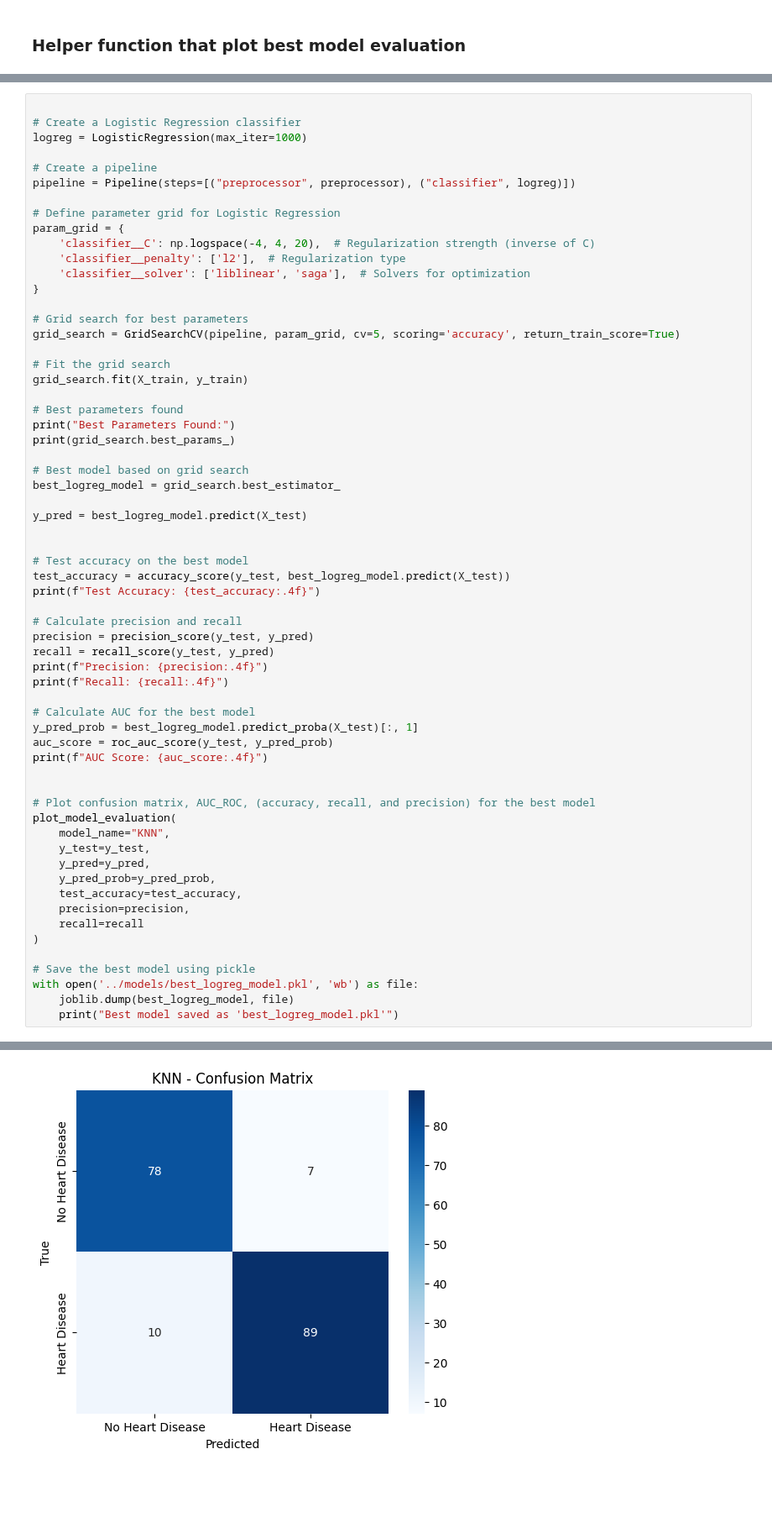
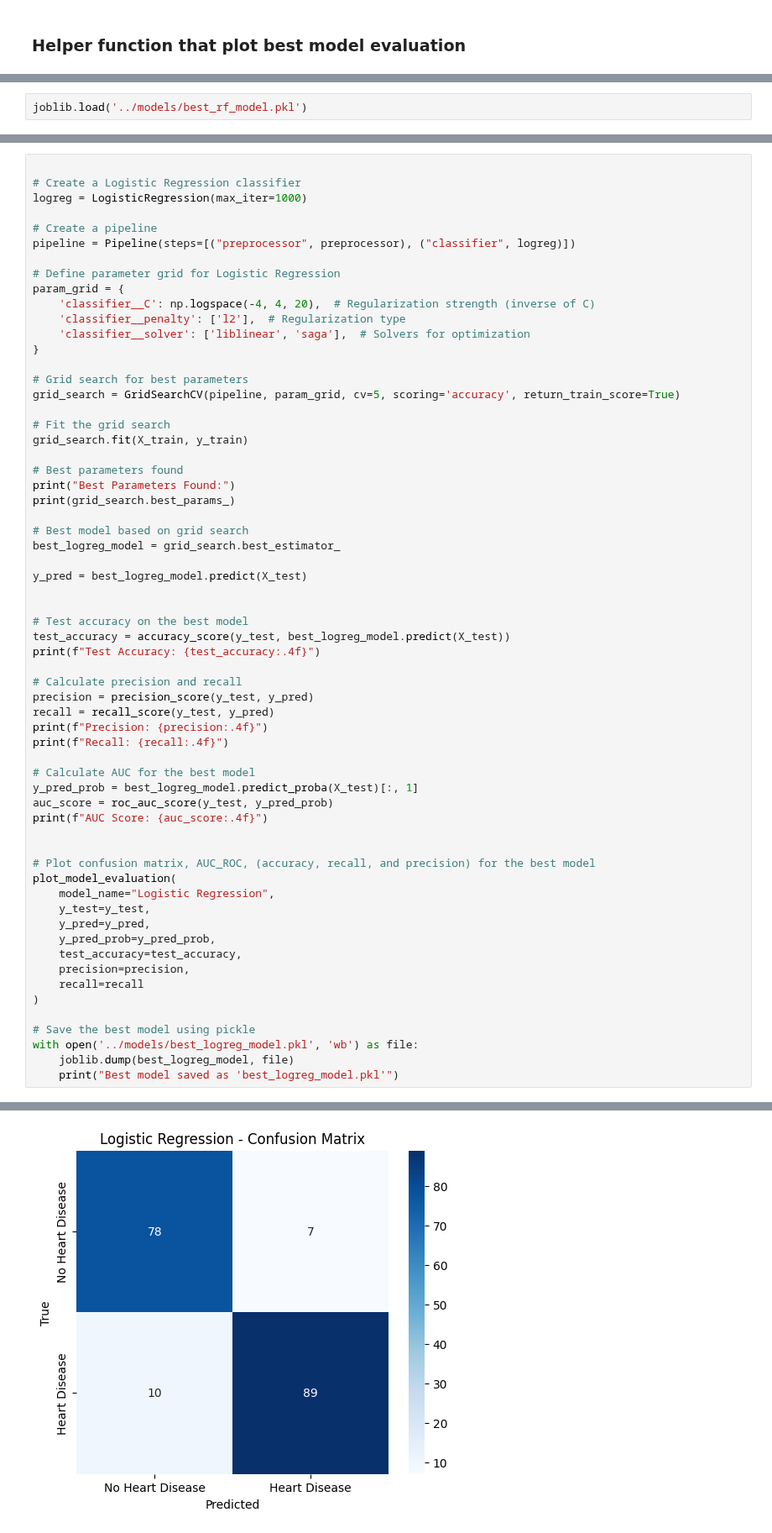
Before and after one commit to khirmas67/Prediction_Of_Heart_Failure, a Jupyter notebook: experiments/all_models_and_comaparison_1.ipynb, the cells around one changed output, grey strips where cells are left out. Shown at 84% size. Cells and saved outputs as stored; diff of their text form; blank space fills up the shorter version.

```diff
--- a/experiments/all_models_and_comaparison_1.ipynb
+++ b/experiments/all_models_and_comaparison_1.ipynb
@@ -187 +187,3 @@ AUC Score: 0.9816
 Best model saved as 'best_rf_model.pkl'
+# %%
+joblib.load('../models/best_rf_model.pkl')
@@ -236,7 +257,7 @@ print(f"AUC Score: {auc_score:.4f}")
 
 # Plot confusion matrix, AUC_ROC, (accuracy, recall, and precision) for the best model
 plot_model_evaluation(
-    model_name="KNN",
+    model_name="Logistic Regression",
     y_test=y_test,
     y_pred=y_pred,
     y_pred_prob=y_pred_prob,
@@ -260 +281 @@ AUC Score: 0.9697
-[figure, old version]
+[figure, new version]
```
Also changed, not shown: parts of 12 cells of this notebook, 23 other files.
